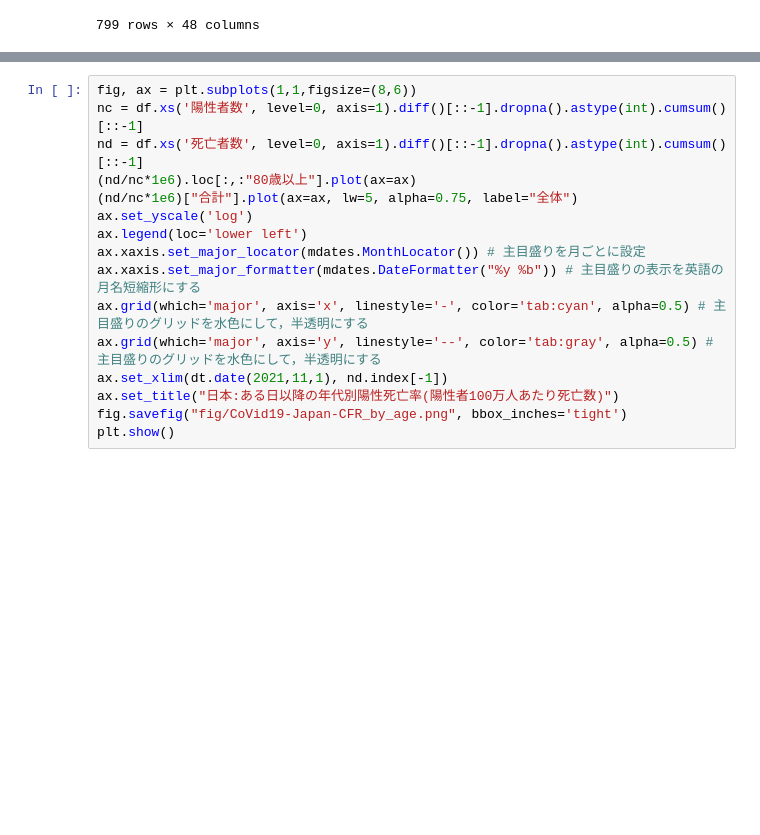
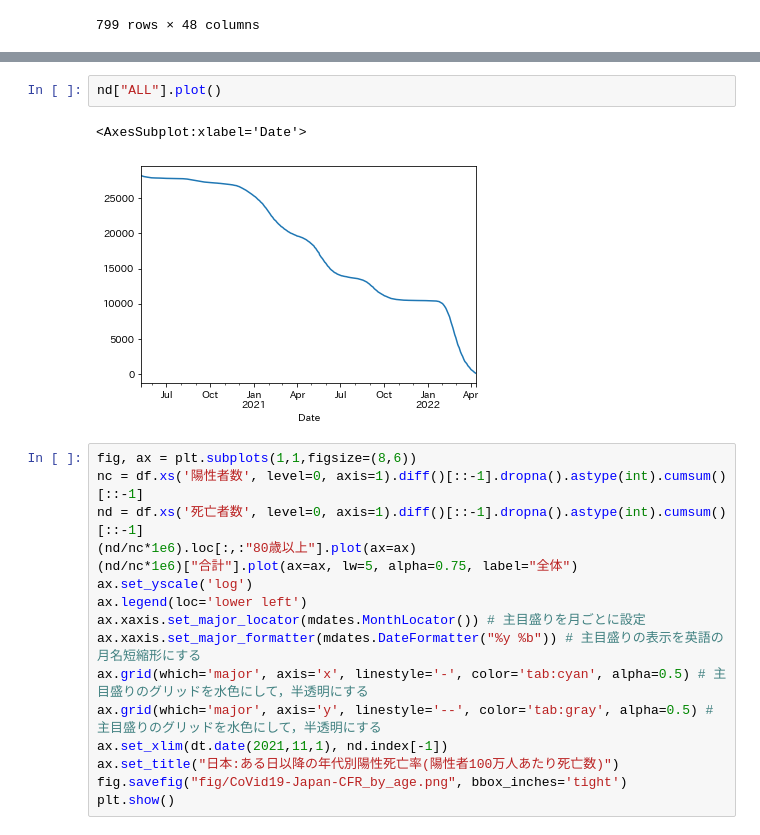
Before and after one commit to nagae/CoVid-19, a Jupyter notebook: check-plot-japan_cases_fatality_rate_since_by_age.ipynb, the cells around one changed output, grey strips where cells are left out. Drawn from its saved outputs; the diff is of its cells as text; blank space fills up the shorter version.

```diff
--- a/check-plot-japan_cases_fatality_rate_since_by_age.ipynb
+++ b/check-plot-japan_cases_fatality_rate_since_by_age.ipynb
@@ -45,3 +45,8 @@ plt.plot( (nd/nc)["ALL"] )
+# %%
+nd["ALL"].plot()
+# %% [output]
+<AxesSubplot:xlabel='Date'>
+[figure, added]
 # %%
 fig, ax = plt.subplots(1,1,figsize=(8,6))
 nc = df.xs('陽性者数', level=0, axis=1).diff()[::-1].dropna().astype(int).cumsum()[::-1]
```
Also changed, not shown: parts of 1 cell of this notebook, 1 other file.
